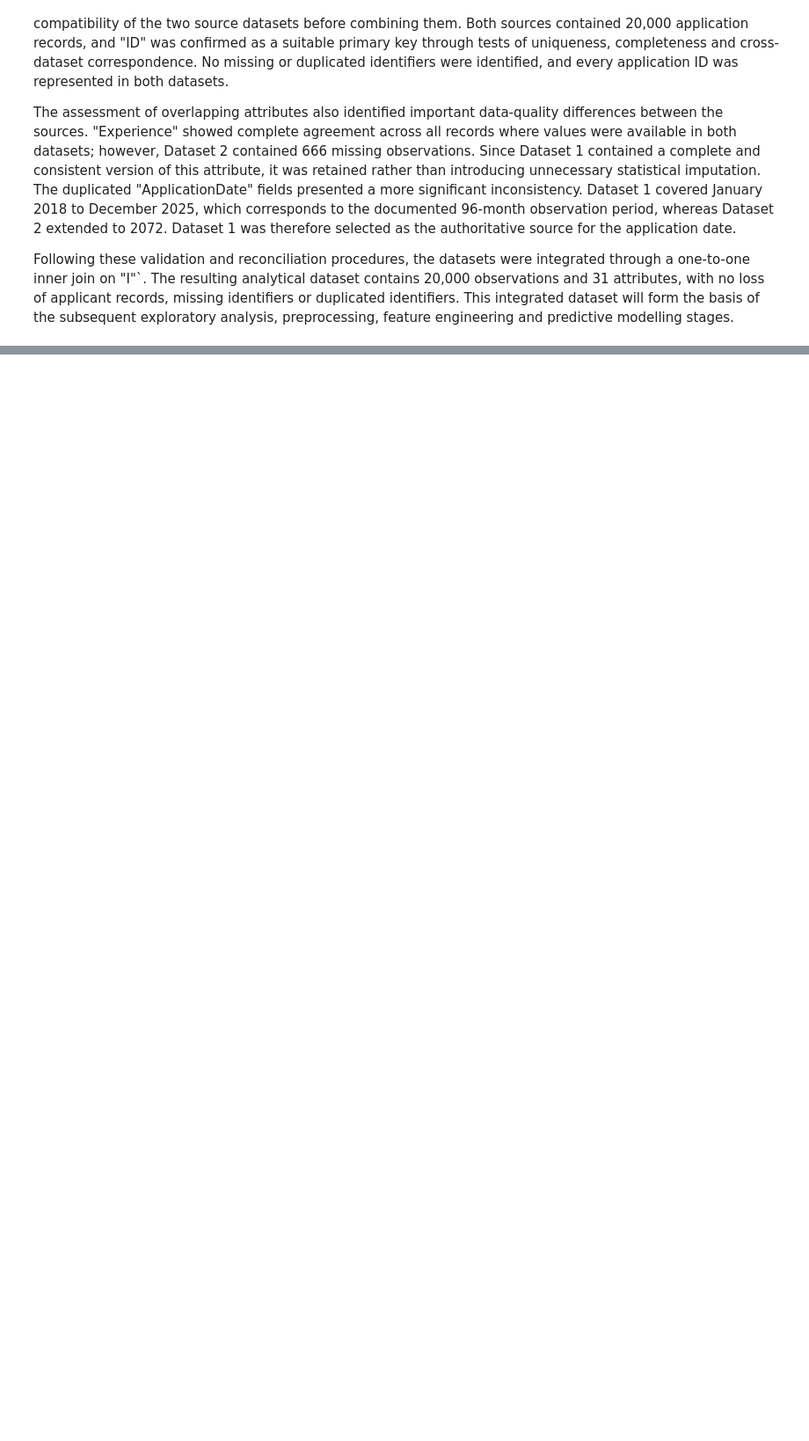
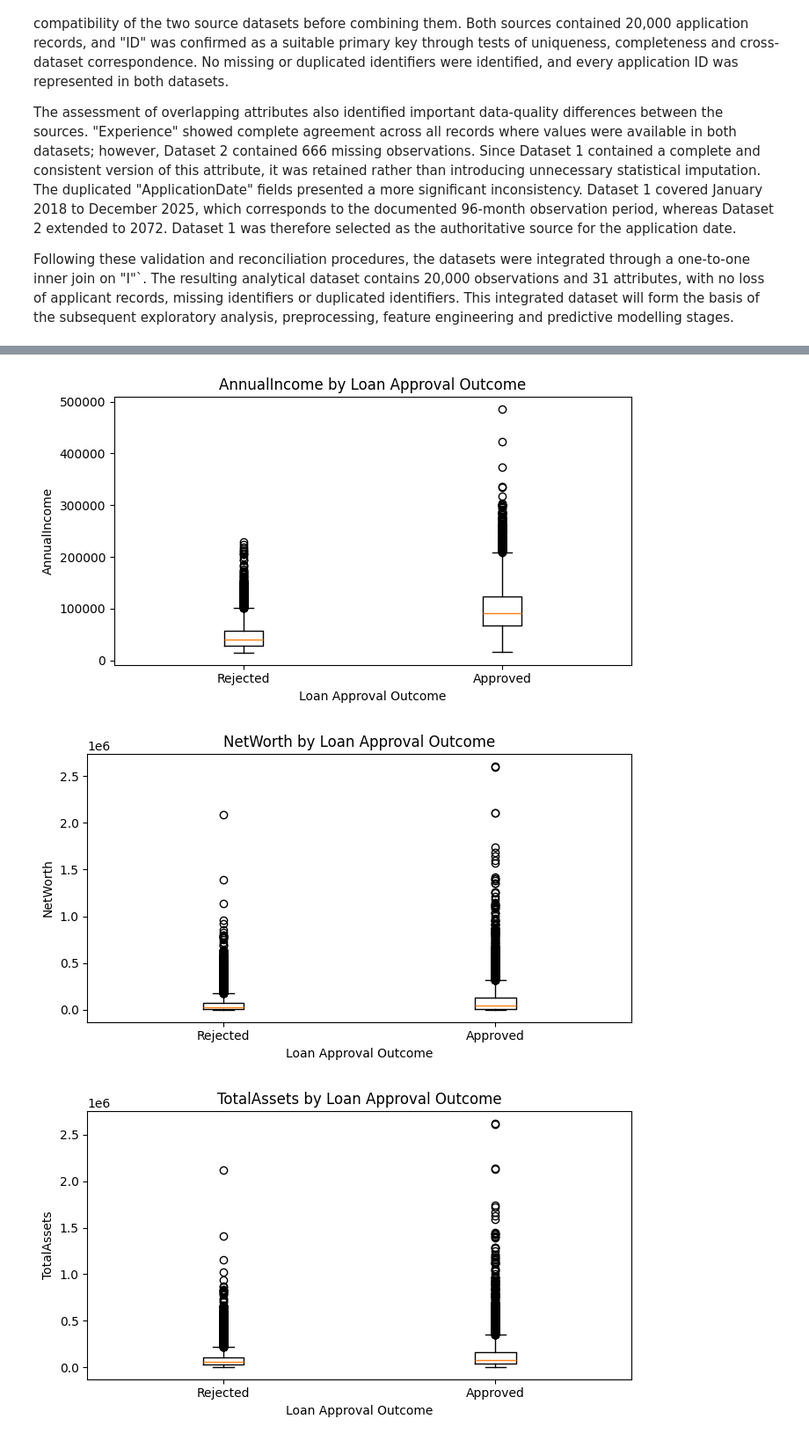
Before and after one commit to vojini/loan-approval-analytics, a Jupyter notebook: notebooks/loan_approval_analysis.ipynb, the cells around one changed output, grey strips where cells are left out. Shown at 88% size. Cells and saved outputs as stored; diff of their text form; code cells hidden in the pictures; blank space fills up the shorter version.

```diff
--- a/notebooks/loan_approval_analysis.ipynb
+++ b/notebooks/loan_approval_analysis.ipynb
@@ -546,0 +1548,39 @@ Following these validation and reconciliation procedures, the datasets were inte
+# %%
+# Compare selected numerical variables across loan-approval outcomes
+
+comparison_variables = [
+    "AnnualIncome",
+    "NetWorth",
+    "TotalAssets",
+    "CreditScore",
+    "InterestRate",
+    "LoanAmount"
+]
+
+for variable in comparison_variables:
+    rejected = loan_data.loc[
+        loan_data["LoanApproved"] == 0, variable
+    ].dropna()
+
+    approved = loan_data.loc[
+        loan_data["LoanApproved"] == 1, variable
+    ].dropna()
+
+    plt.figure(figsize=(7, 4))
+
+    plt.boxplot(
+        [rejected, approved],
+        tick_labels=["Rejected", "Approved"],
+        showfliers=True
+    )
+
+    plt.title(f"{variable} by Loan Approval Outcome")
+    plt.xlabel("Loan Approval Outcome")
+    plt.ylabel(variable)
+
+    plt.tight_layout()
+    plt.show()
+# %% [output]
+[figure, added]
+[figure, added]
+[figure, added]
```
Also changed, not shown: parts of 189 cells of this notebook, 12 other files.
